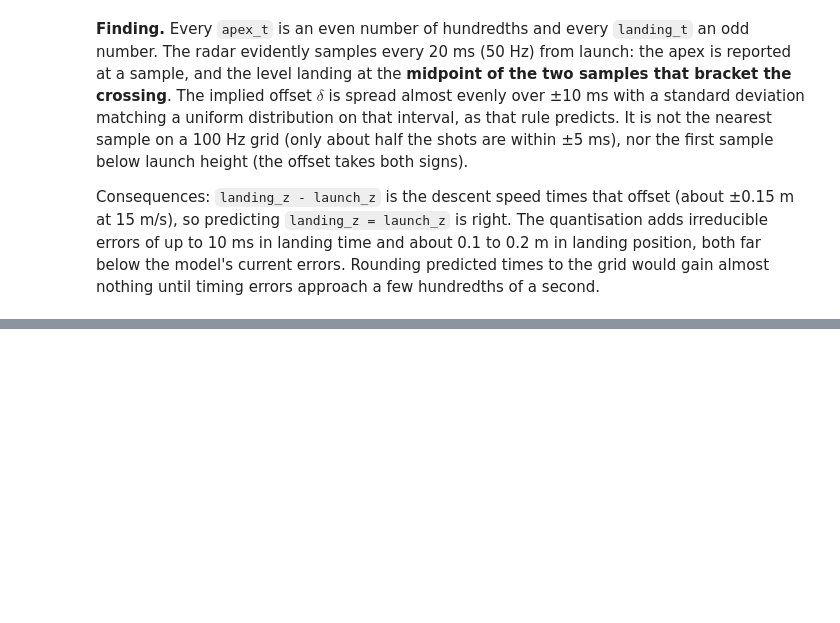
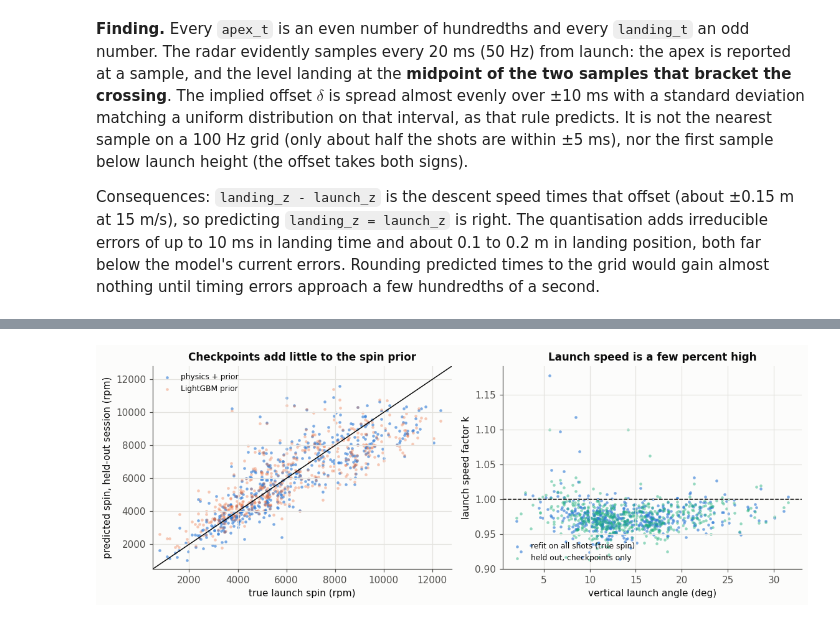
Before and after one commit to Gabriella-Scott/inrange-comp, a Jupyter notebook: notebooks/02_physics.ipynb, the cells around one changed output, grey strips where cells are left out. Saved outputs shown, nothing was run; the diff lists cells and outputs as text; code cells hidden in the pictures; blank space fills up the shorter version.

Commit message:
Add checkpoint inverse solve and physics LightGBM hybrid solution

```diff
--- a/notebooks/02_physics.ipynb
+++ b/notebooks/02_physics.ipynb
@@ -623,0 +667,9 @@ Consequences: `landing_z - launch_z` is the descent speed times that offset (abo
+# %%
+k = full6.fit.speed
+print("speed factor k (full refit):")
+print(k.describe(percentiles=[0.005, 0.05, 0.25, 0.5, 0.75, 0.95, 0.995]).round(4))
+print(f"shots with k < 1: {(k < 1).mean():.3f}")
+for name, values in [("launch angle", consistency["launch_angle"]), ("launch spin", train["launch_spin_rate"]),
+                     ("ball speed", consistency["ball_speed"]), ("step 5 drag-only factor f1", consistency["f1"])]:
+    print(f"corr(k, {name}) = {np.corrcoef(k, values)[0, 1]:.3f}")
+print("median k by session:", k.groupby(train["session"]).median().round(3).to_dict())
@@ -623,0 +756,27 @@ Consequences: `landing_z - launch_z` is the descent speed times that offset (abo
+# %%
+fig, axes = plt.subplots(1, 2, figsize=(10.5, 3.9))
+ax = axes[0]
+ax.scatter(train["launch_spin_rate"], oof6["spin"], s=9, color=BLUE, alpha=0.6, lw=0, label="physics + prior")
+ax.scatter(train["launch_spin_rate"], oof6["prior"], s=9, color=ORANGE, alpha=0.35, lw=0, label="LightGBM prior")
+lims = [500, 12800]
+ax.plot(lims, lims, color=INK, lw=1)
+ax.set_xlim(lims)
+ax.set_ylim(lims)
+ax.set_xlabel("true launch spin (rpm)")
+ax.set_ylabel("predicted spin, held-out session (rpm)")
+ax.set_title("Checkpoints add little to the spin prior")
+ax.legend(fontsize=8, loc="upper left")
+
+ax = axes[1]
+ax.scatter(consistency["launch_angle"], k, s=9, color=BLUE, alpha=0.6, lw=0, label="refit on all shots (true spin)")
+ax.scatter(consistency["launch_angle"], oof6["speed"], s=9, color=AQUA, alpha=0.45, lw=0, label="held out, checkpoints only")
+ax.axhline(1, color=INK, lw=1, ls="--")
+ax.set_xlabel("vertical launch angle (deg)")
+ax.set_ylabel("launch speed factor k")
+ax.set_title("Launch speed is a few percent high")
+ax.legend(fontsize=8, loc="lower left")
+fig.tight_layout()
+save(fig, "fig14_inverse_solve")
+plt.show()
+# %% [output]
+[figure, added]
```
Also changed, not shown: parts of 10 cells of this notebook, 11 other files.
